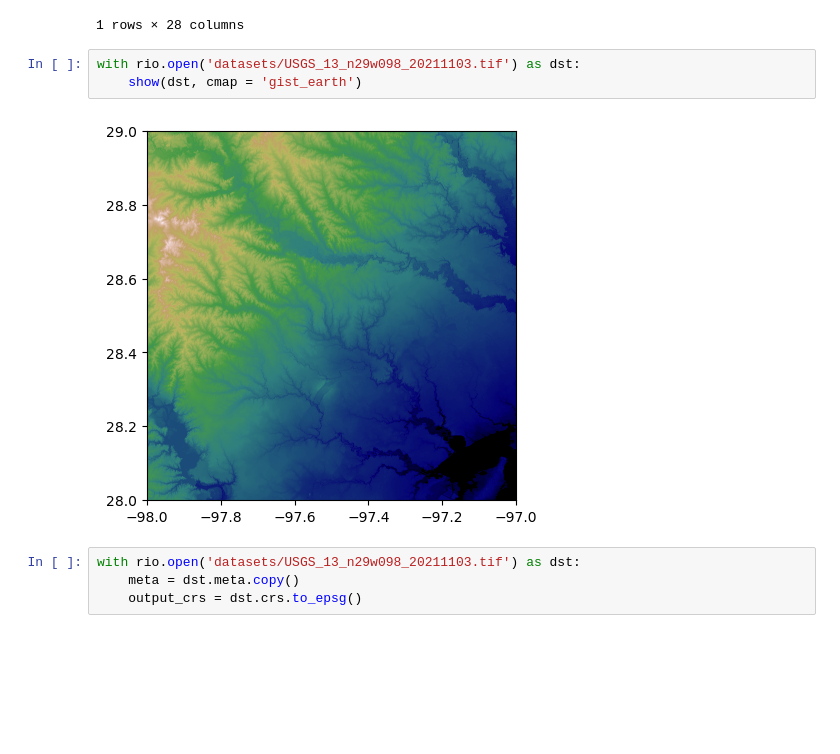
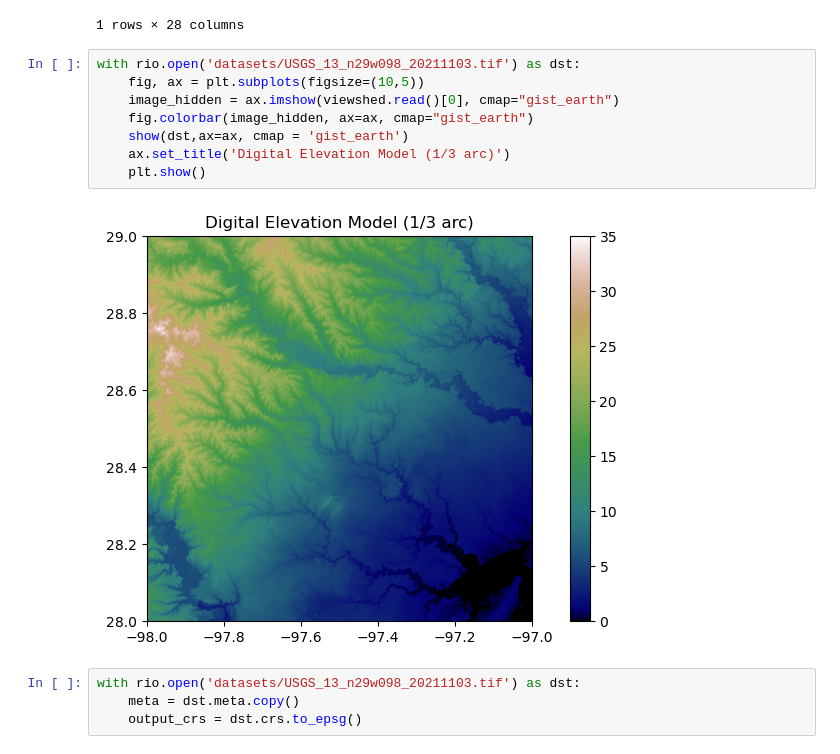
Before and after one commit to Sidrcs/viawind, a Jupyter notebook: VIA_test.ipynb, the cells around one changed output. Cells and saved outputs as stored; diff of their text form; blank space fills up the shorter version.

Commit message:
Visualization improvement Update

```diff
--- a/VIA_test.ipynb
+++ b/VIA_test.ipynb
@@ -190,9 +196,14 @@ gdf_tx_aoi.head(1)
 1 rows × 28 columns
 # %%
 with rio.open('datasets/USGS_13_n29w098_20211103.tif') as dst:
-    show(dst, cmap = 'gist_earth')
+    fig, ax = plt.subplots(figsize=(10,5))
+    image_hidden = ax.imshow(viewshed.read()[0], cmap="gist_earth")
+    fig.colorbar(image_hidden, ax=ax, cmap="gist_earth")
+    show(dst,ax=ax, cmap = 'gist_earth')
+    ax.set_title('Digital Elevation Model (1/3 arc)')
+    plt.show()
 # %% [output]
-[figure, old version]
+[figure, new version]
 # %%
 with rio.open('datasets/USGS_13_n29w098_20211103.tif') as dst:
     meta = dst.meta.copy()
```
Also changed, not shown: parts of 33 cells of this notebook, 1 other file.
